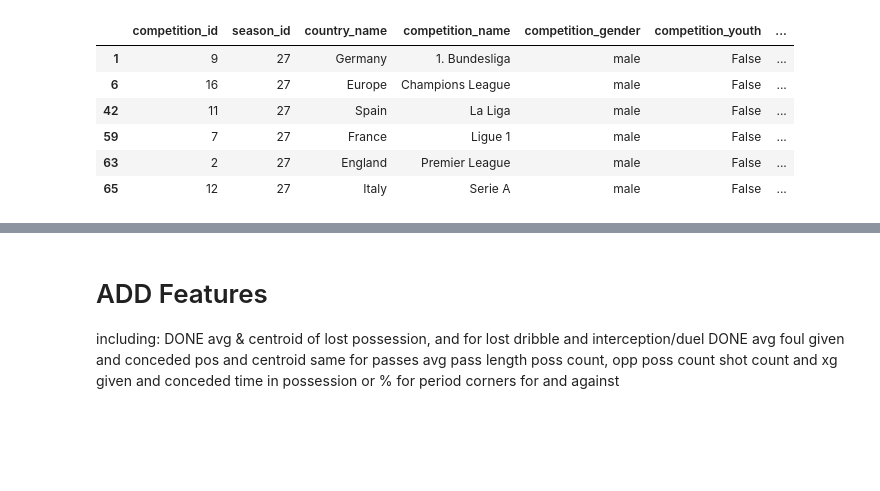
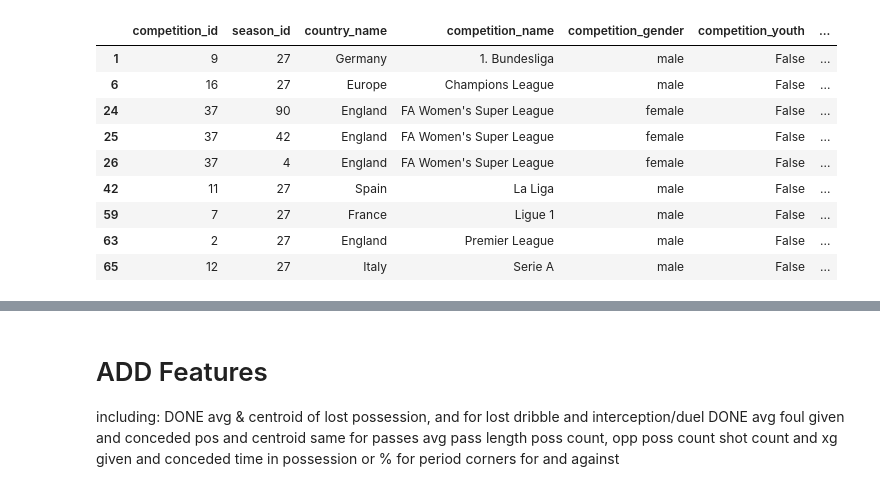
Before and after one commit to conormalone/StatsBomb24, a Jupyter notebook: Substitute_Working.ipynb, the cells around one changed output, grey strips where cells are left out. Cells and saved outputs as stored; diff of their text form; code cells hidden in the pictures; blank space fills up the shorter version.

Commit message:
have ML, added WSL season to bulk up

```diff
--- a/Substitute_Working.ipynb
+++ b/Substitute_Working.ipynb
@@ -36,12 +39,15 @@ position_scores = {
 }
 # %%
 all_comps = sb.competitions()
-comps = all_comps[all_comps.season_name=="2015/2016"]
+comps = all_comps[(all_comps.season_name=="2015/2016") | (((all_comps.season_name=="2018/2019")|(all_comps.season_name=="2019/2020")|(all_comps.season_name=="2020/2021"))&(all_comps.competition_name=="FA Women's Super League"))]
 comps
 # %% [output]
 |  | competition_id | season_id | country_name | competition_name | competition_gender | competition_youth | ... |
 | 1 | 9 | 27 | Germany | 1. Bundesliga | male | False | ... |
 | 6 | 16 | 27 | Europe | Champions League | male | False | ... |
+| 24 | 37 | 90 | England | FA Women's Super League | female | False | ... |
+| 25 | 37 | 42 | England | FA Women's Super League | female | False | ... |
+| 26 | 37 | 4 | England | FA Women's Super League | female | False | ... |
 | 42 | 11 | 27 | Spain | La Liga | male | False | ... |
 | 59 | 7 | 27 | France | Ligue 1 | male | False | ... |
 | 63 | 2 | 27 | England | Premier League | male | False | ... |
```
Also changed, not shown: parts of 29 cells of this notebook.
